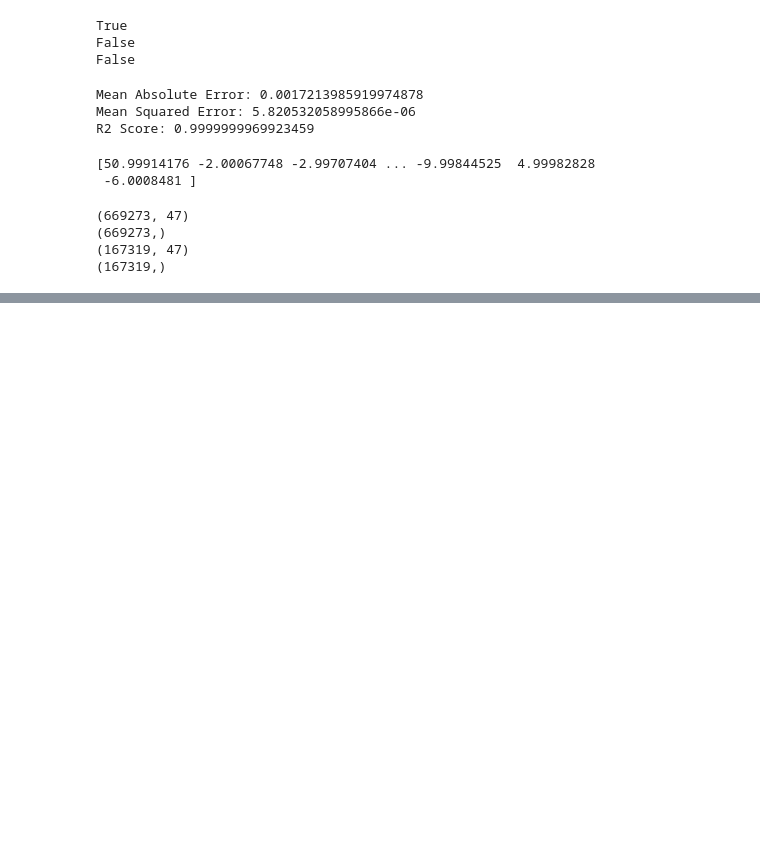
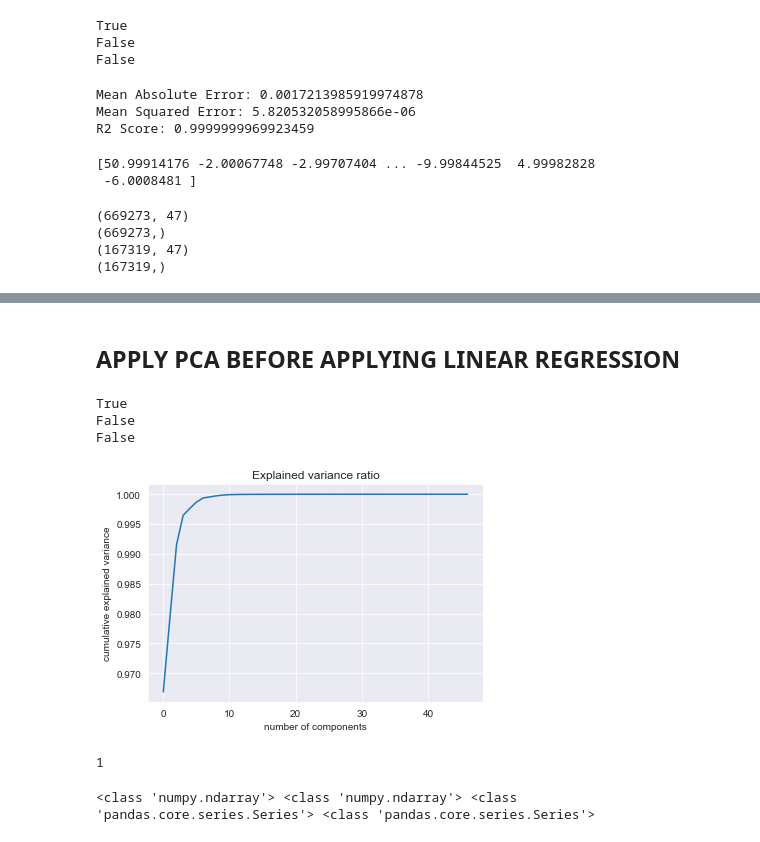
Before and after one commit to Delayma-ML/Delayma, a Jupyter notebook: Linear_regression_2017_only.ipynb, the cells around one changed output, grey strips where cells are left out. Drawn from its saved outputs; the diff is of its cells as text; code cells hidden in the pictures; blank space fills up the shorter version.

Commit message:
linear regression with pca

```diff
--- a/Linear_regression_2017_only.ipynb
+++ b/Linear_regression_2017_only.ipynb
@@ -351,0 +352,2 @@ R2 Score: -0.03949399378312446
+# %% [markdown]
+## APPLY PCA BEFORE APPLYING LINEAR REGRESSION
@@ -351,0 +356,33 @@ R2 Score: -0.03949399378312446
+# %%
+X_train, X_test, y_train, y_test = train_test_split(X, y, test_size=0.2, random_state=42)
+
+X_train.isnull().sum()
+# are there any nan values in the dataset
+# print(X_train.isnull().values.any())
+# if there is any nan value, then fill it with 0
+X_train = X_train.fillna(0)
+X_test = X_test.fillna(0)
+print(X_train.isnull().values.any())
+print(y_train.isnull().values.any())
+# %% [output]
+True
+False
+False
+# %%
+# draw a explained variance ratio graph
+pca = PCA()
+pca.fit(X_train)
+plt.plot(np.cumsum(pca.explained_variance_ratio_))
+plt.xlabel('number of components')
+plt.ylabel('cumulative explained variance')
+plt.title('Explained variance ratio')
+plt.show()
+# %% [output]
+[figure, added]
+# %%
+# number of components which explain 90% of the variance
+pca = PCA(0.9)
+pca.fit(X_train)
+print(pca.n_components_)
+# %% [output]
+1
@@ -351,0 +394,5 @@ R2 Score: -0.03949399378312446
+# %%
+# data type of X_train
+print(type(X_train), type(X_test), type(y_train), type(y_test))
+# %% [output]
+<class 'numpy.ndarray'> <class 'numpy.ndarray'> <class 'pandas.core.series.Series'> <class 'pandas.core.series.Series'>
```
Also changed, not shown: parts of 7 cells of this notebook.
